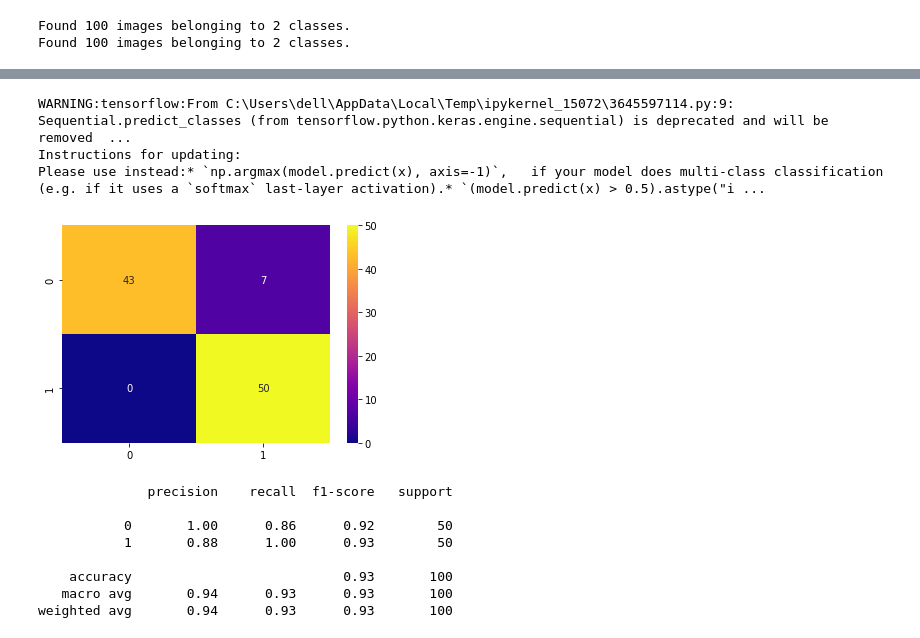
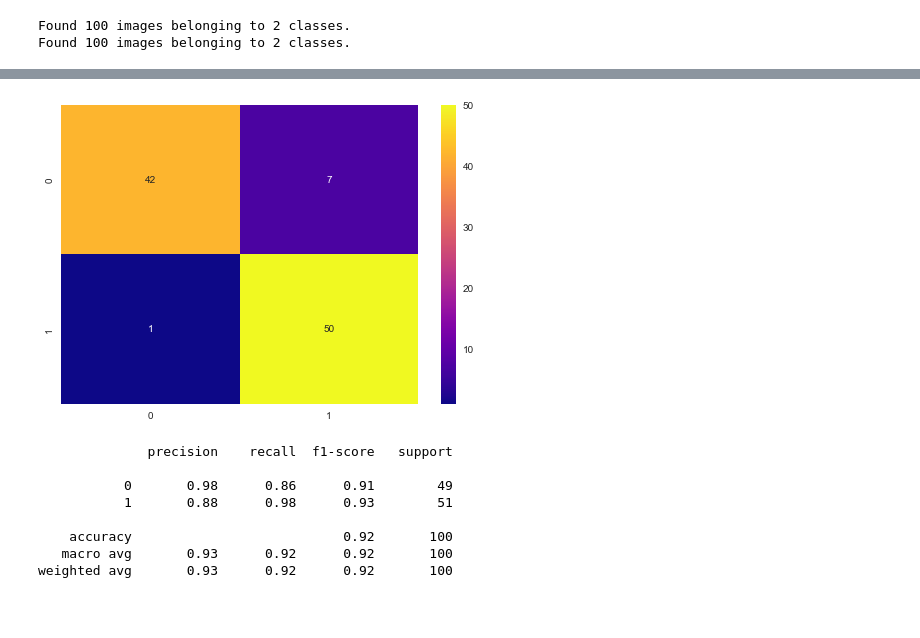
Before and after one commit to aman-singanamala/COVID-19, a Jupyter notebook: CNN.ipynb, the cells around one changed output, grey strips where cells are left out. Cells and saved outputs as stored; diff of their text form; code cells hidden in the pictures; blank space fills up the shorter version.

```diff
--- a/CNN.ipynb
+++ b/CNN.ipynb
@@ -96,7 +85,7 @@ Found 100 images belonging to 2 classes.
 #training
 history = classifier.fit(training_set,
                          steps_per_epoch=4,
-                         epochs=25,
+                         epochs=5,
                          validation_data=test_set,
                          validation_steps=4)
 # %% [output]
@@ -130,5 +111,7 @@ loaded_model.evaluate(test_set)
 # %%
+
 import matplotlib.pyplot as plt
+plt.style.use("seaborn")
 plt.plot(history.history['accuracy'])
 plt.plot(history.history['val_accuracy'])
 plt.title('model accuracy')
@@ -150,16 +133,25 @@ plt.show()
 # %%
 # for only one prediction
 import numpy as np
+
 from tensorflow.keras.preprocessing import image
+
 import matplotlib.pyplot as plt
-test_image = image.load_img(r"C:\Users\dell\Desktop\MYFILES\anaconda\Covid-19-chest-x-ray-detection\Data\test\Normal\aaa.jpg"
-                           , target_size=(64,64))
+
+test_image = image.load_img(
+    r"C:\Users\dell\Desktop\Data\train\Covid\1-s2.0-S1684118220300608-main.pdf-002.jpg",
+    target_size=(64, 64))
+
 plt.imshow(test_image)
+
 test_image = image.img_to_array(test_image)
+
 test_image = np.expand_dims(test_image, axis=0)
+
 result = classifier.predict(test_image)
 
 training_set.class_indices
+
 if result[0][0] == 1:
     prediction = 'No - Covid'
 else:
@@ -173,44 +165,39 @@ Covid
 y_pred = []
 y_test = []
 import os
-for i in os.listdir('Data/test/Normal/'):
-    img = image.load_img('Data/test/Normal/' + i, target_size=(64, 64))
+for i in os.listdir("Data/test/Normal"):
+    img = image.load_img("Data/test/Normal/" + i, target_size=(64, 64))
     img = image.img_to_array(img)
     img = np.expand_dims(img, axis=0)
-    p = classifier.predict_classes(img)
+    p = classifier.predict(img)
     y_test.append(p[0, 0])
     y_pred.append(1)
-for i in os.listdir('Data/test/Covid/'):
-    img = image.load_img('Data/test/Covid/'+ i, target_size=(64, 64))
+for i in os.listdir("Data/test/Covid"):
+    img = image.load_img("Data/test/Covid/"+ i, target_size=(64, 64))
     img = image.img_to_array(img)
     img = np.expand_dims(img, axis=0)
-    p = classifier.predict_classes(img)
+    p = classifier.predict(img)
     y_test.append(p[0, 0])
     y_pred.append(0)
 
 y_pred = np.array(y_pred)
 y_test = np.array(y_test)
-# %% [output]
-WARNING:tensorflow:From C:\Users\dell\AppData\Local\Temp\ipykernel_15072\3645597114.py:9: Sequential.predict_classes (from tensorflow.python.keras.engine.sequential) is deprecated and will be removed  ...
-Instructions for updating:
-Please use instead:* `np.argmax(model.predict(x), axis=-1)`,   if your model does multi-class classification   (e.g. if it uses a `softmax` last-layer activation).* `(model.predict(x) > 0.5).astype("i ...
 # %%
 from sklearn.metrics import confusion_matrix
 import seaborn as sns
 from sklearn.metrics import classification_report
-
-cm = confusion_matrix(y_pred, y_test)
+cm = confusion_matrix(y_pred, y_test.round())
 sns.heatmap(cm, cmap="plasma", annot=True)
 plt.show()
 
-print(classification_report(y_pred, y_test))
+print(classification_report(y_pred, y_test.round()))
 # %% [output]
-[figure, old version]
+[figure, new version]
               precision    recall  f1-score   support
 
-           0       1.00      0.86      0.92        50
-           1       0.88      1.00      0.93        50
+           0       0.98      0.86      0.91        49
+           1       0.88      0.98      0.93        51
 
-    accuracy                           0.93       100
-   macro avg       0.94      0.93      0.93       100
-weighted avg       0.94      0.93      0.93       100
+    accuracy                           0.92       100
+   macro avg       0.93      0.92      0.92       100
+weighted avg       0.93      0.92      0.92       100
```
Also changed, not shown: parts of 8 cells of this notebook, 5 other files.
